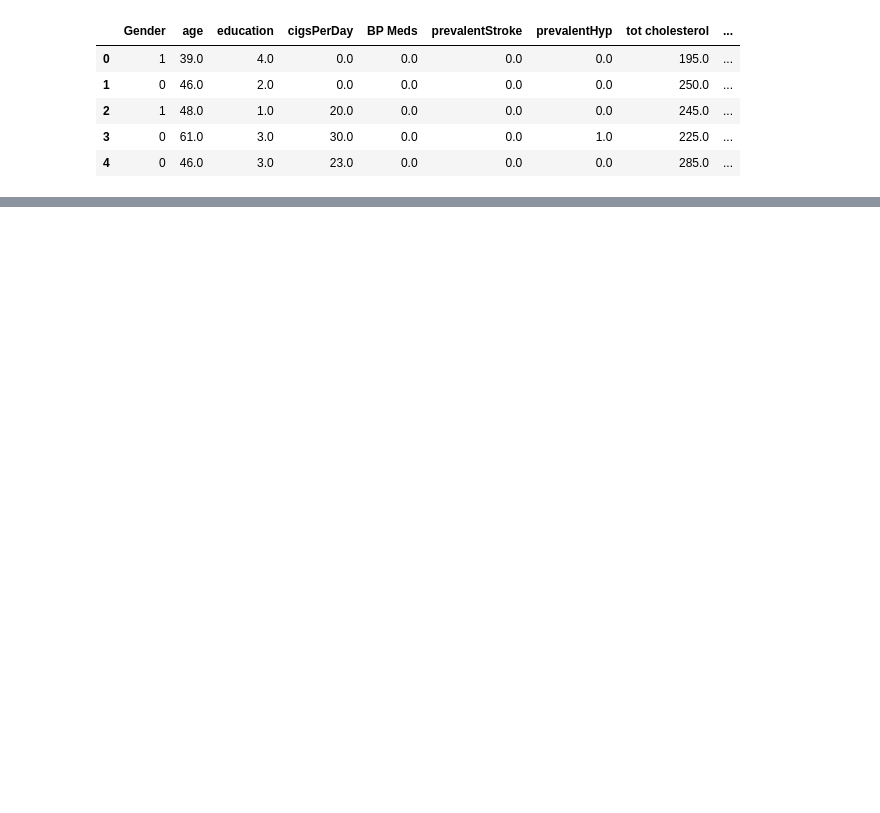
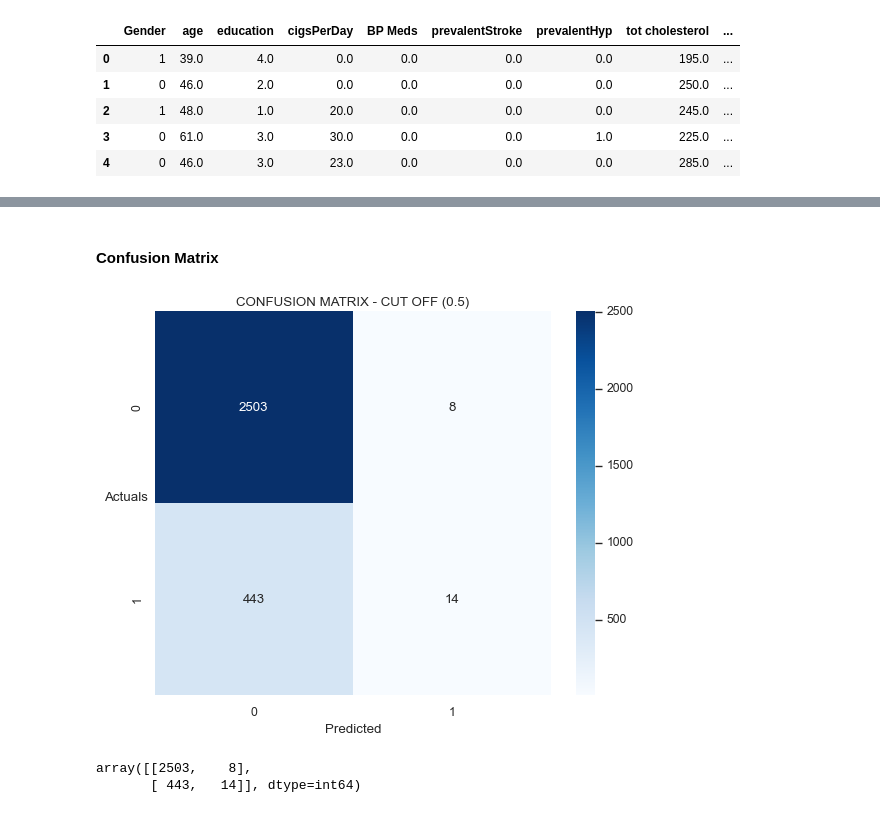
Before and after one commit to HitenDewangan/DataScience-AIML, a Jupyter notebook: Machine Learning/Classification in ML.ipynb, the cells around one changed output, grey strips where cells are left out. Saved outputs shown, nothing was run; the diff lists cells and outputs as text; code cells hidden in the pictures; blank space fills up the shorter version.

```diff
--- a/Machine Learning/Classification in ML.ipynb
+++ b/Machine Learning/Classification in ML.ipynb
@@ -335,0 +515,3 @@ df.head()
+# %%
+# Split X and Y into training and test set in 70:30 ratio
+X_train, X_test, Y_train, Y_test = train_test_split(X, Y, test_size=0.30, random_state= 1)
@@ -335,0 +520,4 @@ df.head()
+# %%
+model = LogisticRegression()
+# %%
+model.fit(X_train, Y_train)
@@ -335,0 +528,2 @@ df.head()
+# %%
+y_train_predict = model.predict(X_train)
@@ -335,0 +547,15 @@ df.head()
+# %% [markdown]
+#### Confusion Matrix
+# %%
+sns.heatmap((metrics.confusion_matrix(Y_train, y_train_predict)), annot=True, fmt='.5g'
+            ,cmap='Blues');
+plt.xlabel('Predicted');
+plt.ylabel('Actuals',rotation=0);
+plt.title('CONFUSION MATRIX - CUT OFF (0.5)');
+# %% [output]
+[figure, added]
+# %%
+metrics.confusion_matrix(Y_train, y_train_predict)
+# %% [output]
+array([[2503,    8],
+       [ 443,   14]], dtype=int64)
```
Also changed, not shown: parts of 32 cells of this notebook.
